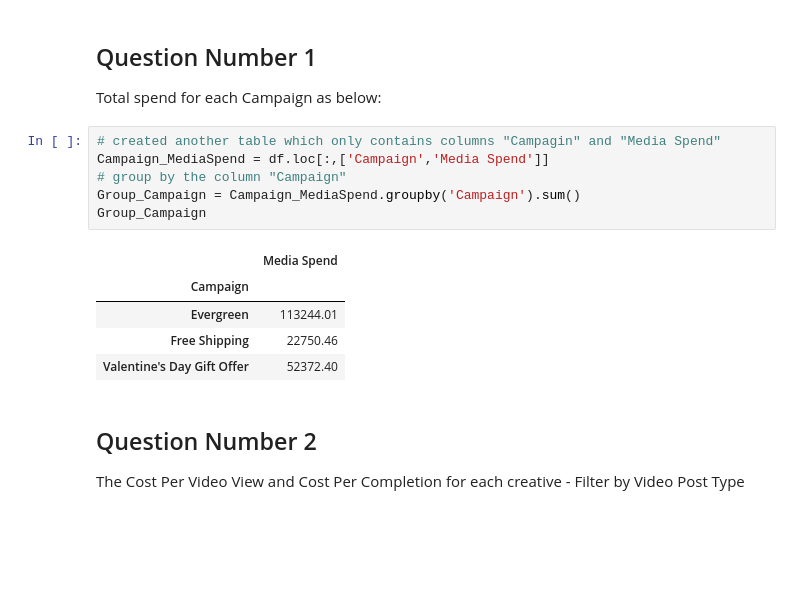
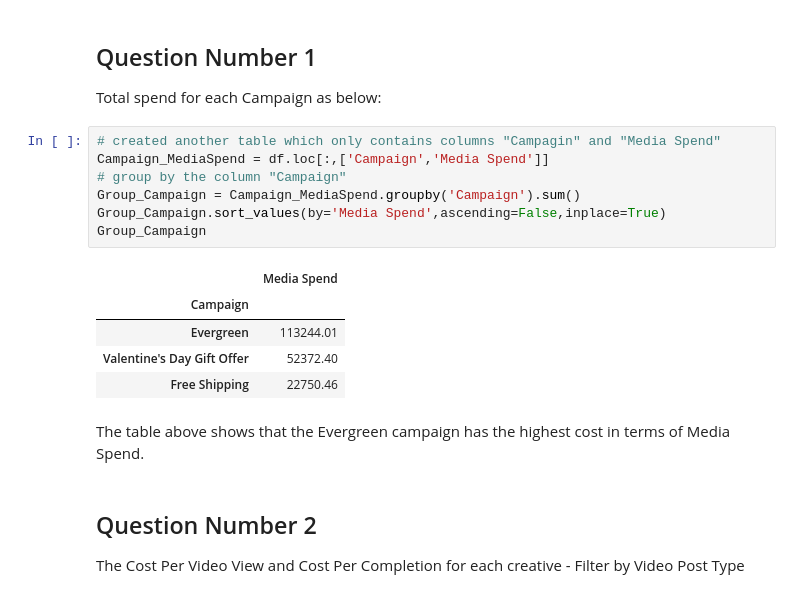
Before and after one commit to alexsong77/DAV-5400, a Jupyter notebook: Alex_Song_Analysis_Candidate.ipynb, the cells around one changed output. Saved outputs shown, nothing was run; the diff lists cells and outputs as text; blank space fills up the shorter version.

```diff
--- a/Alex_Song_Analysis_Candidate.ipynb
+++ b/Alex_Song_Analysis_Candidate.ipynb
@@ -58,15 +57,18 @@ Total spend for each Campaign as below:
 # %%
 # created another table which only contains columns "Campagin" and "Media Spend"
 Campaign_MediaSpend = df.loc[:,['Campaign','Media Spend']]
 # group by the column "Campaign"
 Group_Campaign = Campaign_MediaSpend.groupby('Campaign').sum()
+Group_Campaign.sort_values(by='Media Spend',ascending=False,inplace=True)
 Group_Campaign
 # %% [output]
 |  | Media Spend |
 | Campaign |  |
 | Evergreen | 113244.01 |
+| Valentine's Day Gift Offer | 52372.40 |
 | Free Shipping | 22750.46 |
-| Valentine's Day Gift Offer | 52372.40 |
+# %% [markdown]
+The table above shows that the Evergreen campaign has the highest cost in terms of Media Spend.
 # %% [markdown]
 ## Question Number 2
 
```
Also changed, not shown: parts of 13 cells of this notebook.
